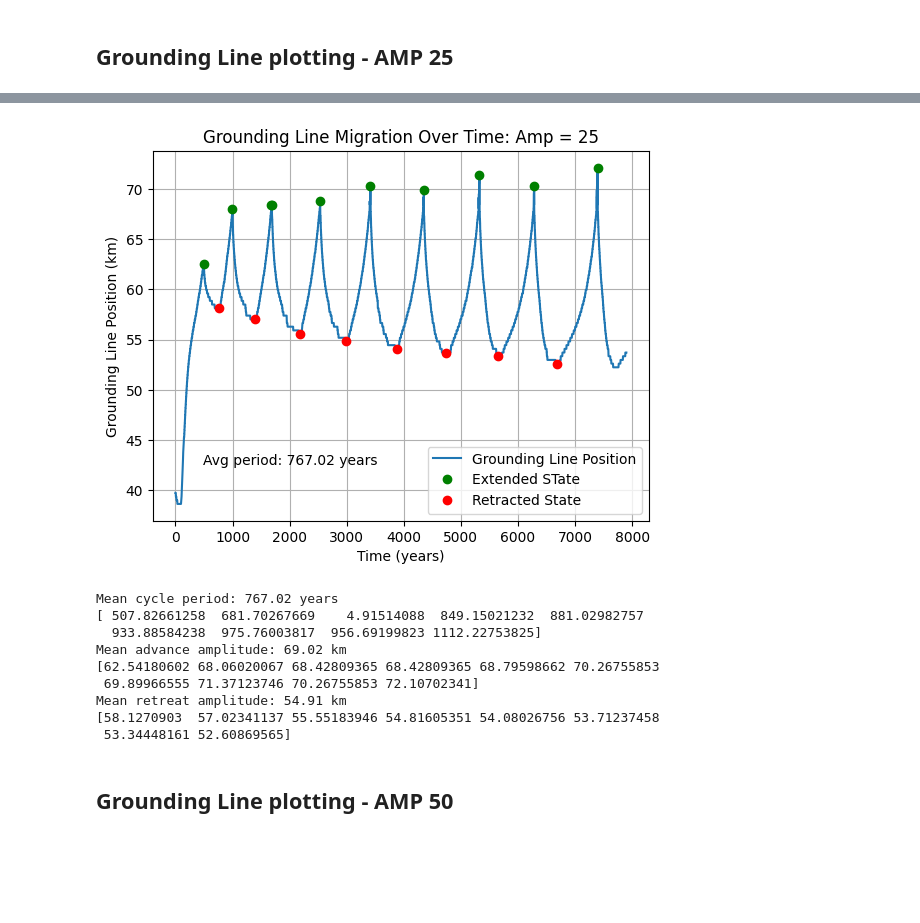
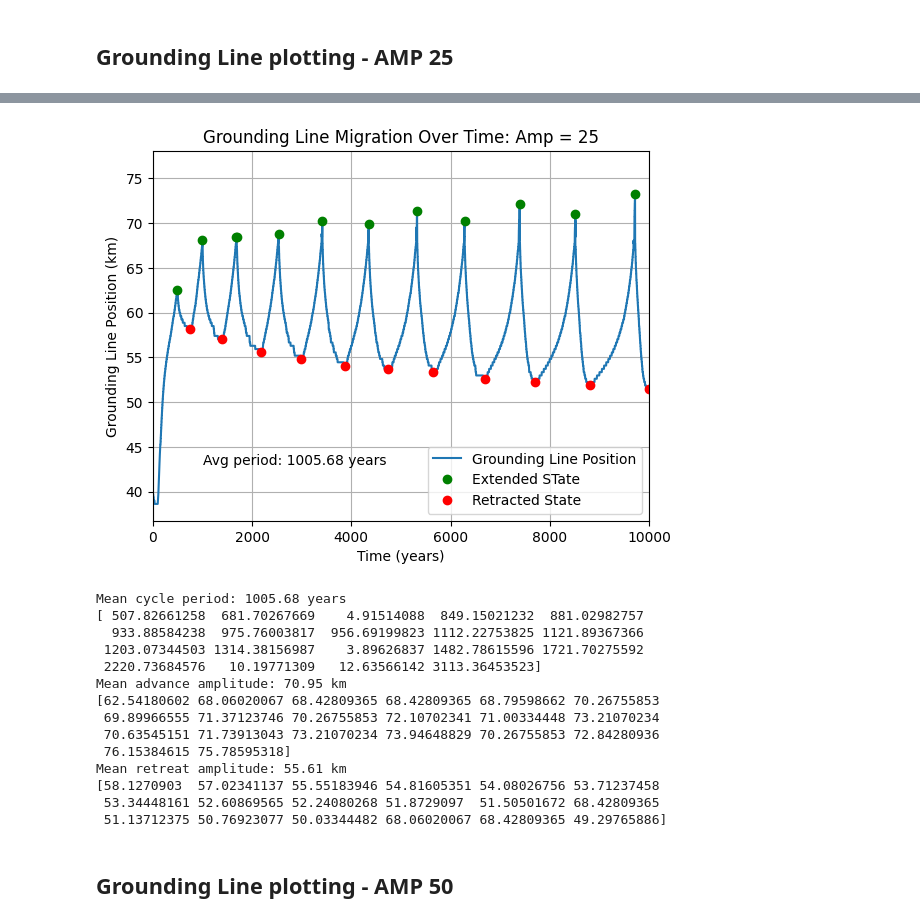
Before and after one commit to ktlix2ski/brinkmodeltest, a Jupyter notebook: Analysis/Amplitude_Tests.ipynb, the cells around one changed output, grey strips where cells are left out. Cells and saved outputs as stored; diff of their text form; code cells hidden in the pictures; blank space fills up the shorter version.

```diff
--- a/Analysis/Amplitude_Tests.ipynb
+++ b/Analysis/Amplitude_Tests.ipynb
@@ -72,6 +72,6 @@ def get_GL_index(gl_array):
 ## Grounding Line Plotting - AMP 0
 # %%
 gl_run_title_0 = str("Grounding Line Evolution Over Time - Bump Amplitude = 0")
-amp_0 = "/media/kayatroyer/KayaDrive/Thesis/OfficialExperimentRuns/AmpTests/Run1_amp0/DATA_Dictionary_2025_02_25__10_56_24.pkl.gz"
+amp_0 = "/home/kayatroyer/Repositories/brinkmodeltest/Output/Variable_Dictionaries/DATA_Dictionary_2025_04_22__00_31_03.pkl.gz"
 with gzip.open(amp_0, 'rb') as f:
     DATA_dict_amp0 = pickle.load(f)
@@ -165,7 +175,7 @@ Mean retreat amplitude: 55.52 km
 ## Grounding Line plotting - AMP 25
 # %%
 gl_run_title_25 = str("Grounding Line Evolution Over Time - Bump Amplitude = 25")
-amp_25 = "/home/kayatroyer/Repositories/brinkmodeltest/Output/Variable_Dictionaries/DATA_Dictionary_2025_02_25__12_31_26.pkl.gz"
+amp_25 = "/home/kayatroyer/Repositories/brinkmodeltest/Output/Variable_Dictionaries/DATA_Dictionary_2025_04_23__10_42_19.pkl.gz"
 with gzip.open(amp_25, 'rb') as f:
     DATA_dict_amp25 = pickle.load(f)
 # %%
@@ -217,40 +228,47 @@ GL_km_amp_25 = mesh_index_to_km(gl_positions_amp_25)
 # %%
 amp_25_peaks, _ = find_peaks(GL_km_amp_25, prominence=2)
 amp_25_troughs, _ = find_peaks(-GL_km_amp_25, prominence=2)
 amp_25_periods = np.diff(np.array(time)[amp_25_peaks])
 amp_25_GL_dists = GL_km_amp_25[amp_25_peaks]
 amp_25_ret_dists = GL_km_amp_25[amp_25_troughs]
 
 plt.plot(time, GL_km_amp_25, label='Grounding Line Position')
 plt.plot(np.array(time)[amp_25_peaks], GL_km_amp_25[amp_25_peaks], 'go', label='Extended STate')
 plt.plot(np.array(time)[amp_25_troughs], GL_km_amp_25[amp_25_troughs], 'ro', label='Retracted State')
 plt.text(0.1, 0.15, f'Avg period: {np.mean(amp_25_periods):.2f} years', transform=plt.gca().transAxes)
 plt.legend()
+plt.xlim(0,10000)
+
 plt.xlabel("Time (years)")
 plt.ylabel("Grounding Line Position (km)")
 plt.title("Grounding Line Migration Over Time: Amp = 25")
 plt.grid()
 plt.show()
 
 print(f"Mean cycle period: {np.mean(amp_25_periods):.2f} years")
 print(amp_25_periods)
 
 print(f"Mean advance amplitude: {np.mean(amp_25_GL_dists):.2f} km")
 print(amp_25_GL_dists)
 
 print(f"Mean retreat amplitude: {np.mean(amp_25_ret_dists):.2f} km")
 print(amp_25_ret_dists)
 # %% [output]
-[figure, old version]
+[figure, new version]
-Mean cycle period: 767.02 years
+Mean cycle period: 1005.68 years
 [ 507.82661258  681.70267669    4.91514088  849.15021232  881.02982757
-  933.88584238  975.76003817  956.69199823 1112.22753825]
-Mean advance amplitude: 69.02 km
+  933.88584238  975.76003817  956.69199823 1112.22753825 1121.89367366
+ 1203.07344503 1314.38156987    3.89626837 1482.78615596 1721.70275592
+ 2220.73684576   10.19771309   12.63566142 3113.36453523]
+Mean advance amplitude: 70.95 km
 [62.54180602 68.06020067 68.42809365 68.42809365 68.79598662 70.26755853
- 69.89966555 71.37123746 70.26755853 72.10702341]
-Mean retreat amplitude: 54.91 km
+ 69.89966555 71.37123746 70.26755853 72.10702341 71.00334448 73.21070234
+ 70.63545151 71.73913043 73.21070234 73.94648829 70.26755853 72.84280936
+ 76.15384615 75.78595318]
+Mean retreat amplitude: 55.61 km
 [58.1270903  57.02341137 55.55183946 54.81605351 54.08026756 53.71237458
- 53.34448161 52.60869565]
+ 53.34448161 52.60869565 52.24080268 51.8729097  51.50501672 68.42809365
+ 51.13712375 50.76923077 50.03344482 68.06020067 68.42809365 49.29765886]
 # %% [markdown]
 ## Grounding Line plotting - AMP 50
 # %%
```
Also changed, not shown: parts of 6 cells of this notebook, 3 other files.
